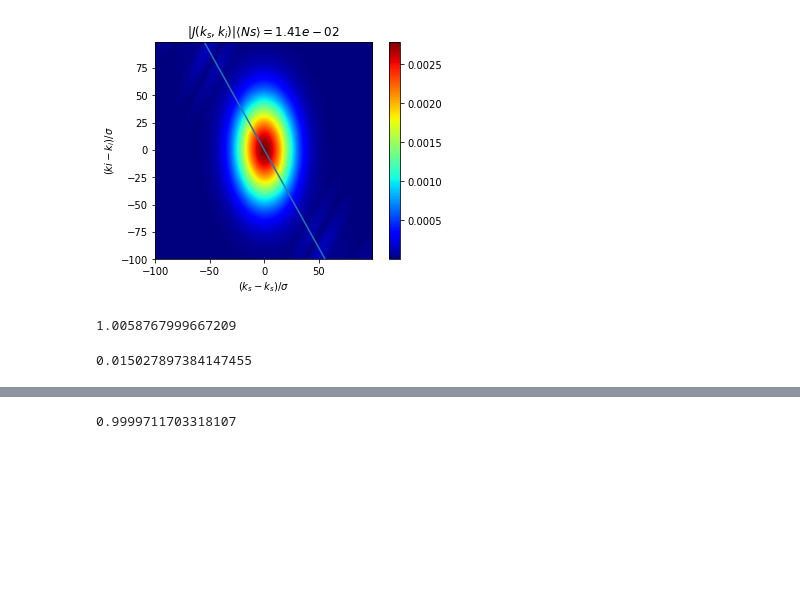
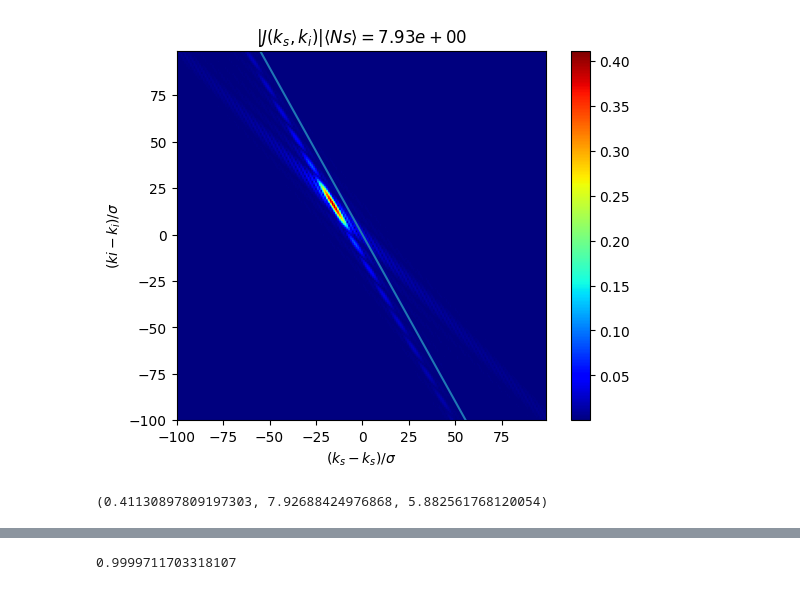
Before and after one commit to MHoude2/KT, a Jupyter notebook: testing.ipynb, the cells around one changed output, grey strips where cells are left out. Drawn from its saved outputs; the diff is of its cells as text; code cells hidden in the pictures; blank space fills up the shorter version.

```diff
--- a/testing.ipynb
+++ b/testing.ipynb
@@ -7,7 +7,7 @@ from Functions import Total_prop, JSA, FtS
 from matplotlib.animation import FuncAnimation
 # %%
 #Parameters
-Np = 0.02 # 0.000002 for low gain which agrees well ish
+Np = 0.0172 # 0.000002 for low gain which agrees well ish
 vp = 0.1  # pump velocity
 l = 1.0  # amplification region length
 sig = 1  # pump wave packet spread
@@ -74,7 +74,9 @@ Lambda =lambda x,t: np.sqrt(Np)*pump(x+l-vp*t,scale=1/sc)  #0.6*l here serves as
 z_list = domain_middles_gauss-l/2
 ws = vs*k
 wi = vi*k
-t=np.arange(0,20,0.1)
+t=np.arange(0,20,0.5)
+# %%
+Lambda =lambda x,t: np.sqrt(Np)
 # %%
 K = Total_prop(domain,Lambda,z_list,k,t,ws,wi)
 # %%
@@ -82,21 +84,17 @@ J, Ns, Schmidt, M, Nums, Numi = JSA(K,dk)
 # %%
 fig, ax = plt.subplots()
 im = ax.imshow(J, cmap="jet", origin="lower", extent=[k[0],k[nk-1],k[0],k[nk-1]])
 ax.plot(-(vs/vi)*k,k)
 ax.set_xlabel(r"$(k_{s}-k_{s})/\sigma$")
 ax.set_ylabel(r"$(k{i}-k_{i})/\sigma$")
 ax.set_title(r"$|J(k_{s}, k_{i})|    \langle Ns \rangle = %1.2e $" %Ns)
 plt.colorbar(im, orientation="vertical")
 plt.show()
 
-Schmidt
+np.amax(J),Ns,Schmidt
 # %% [output]
-[figure, old version]
+[figure, new version]
-1.0058767999667209
+(0.41130897809197303, 7.92688424976868, 5.882561768120054)
-# %%
-1.0157091510224125
-# %% [output]
-0.015027897384147455
 # %%
 #Low gain solution for top-hat potential
 
```
Also changed, not shown: parts of 3 cells of this notebook, 4 other files.
